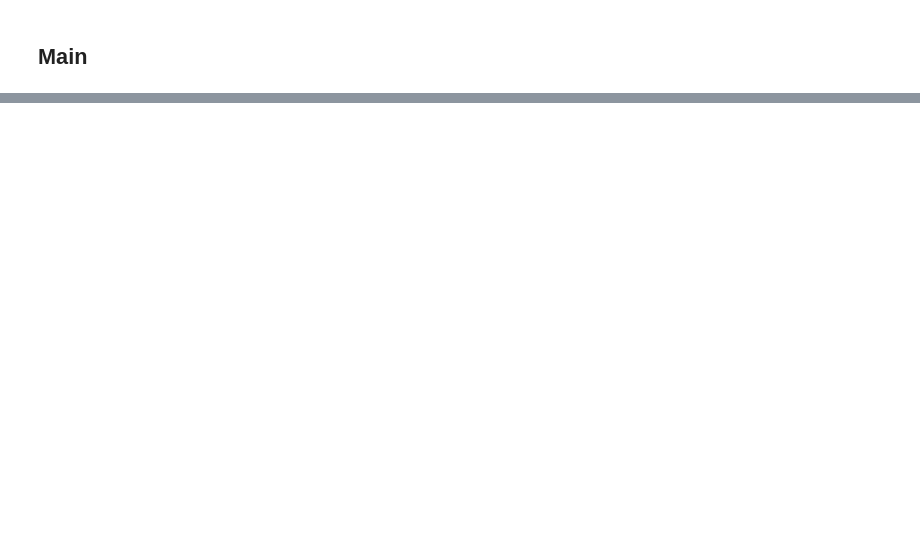
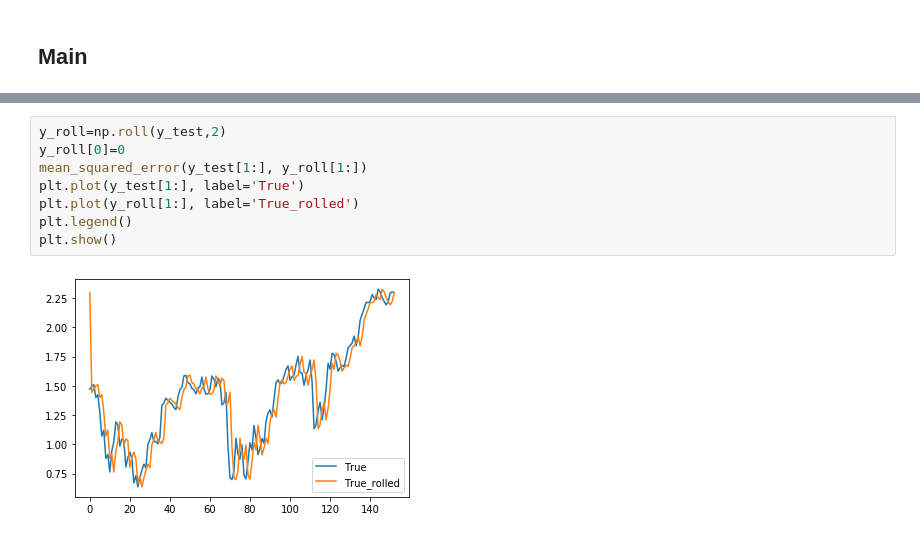
Before and after one commit to lulmer/DA-RNN_for_timeseries, a Jupyter notebook: DA_RNN_CAC40.ipynb, the cells around one changed output, grey strips where cells are left out. Cells and saved outputs as stored; diff of their text form; blank space fills up the shorter version.

```diff
--- a/DA_RNN_CAC40.ipynb
+++ b/DA_RNN_CAC40.ipynb
@@ -574,0 +628,10 @@ DA_rnn(
+# %%
+y_roll=np.roll(y_test,2)
+y_roll[0]=0
+mean_squared_error(y_test[1:], y_roll[1:])
+plt.plot(y_test[1:], label='True')
+plt.plot(y_roll[1:], label='True_rolled')
+plt.legend()
+plt.show()
+# %% [output]
+[figure, added]
```
Also changed, not shown: parts of 15 cells of this notebook.
